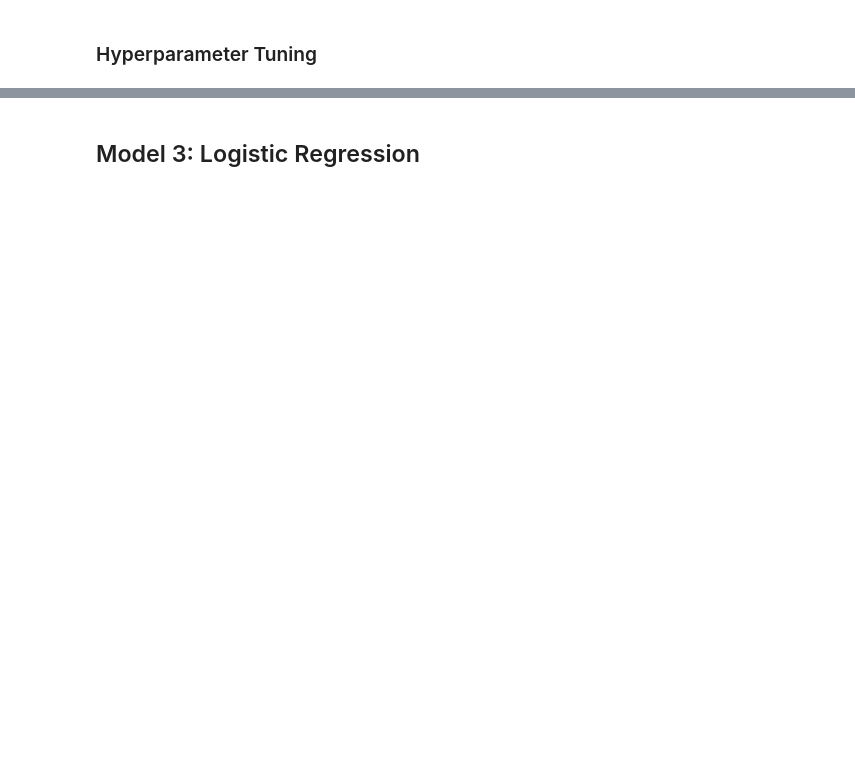
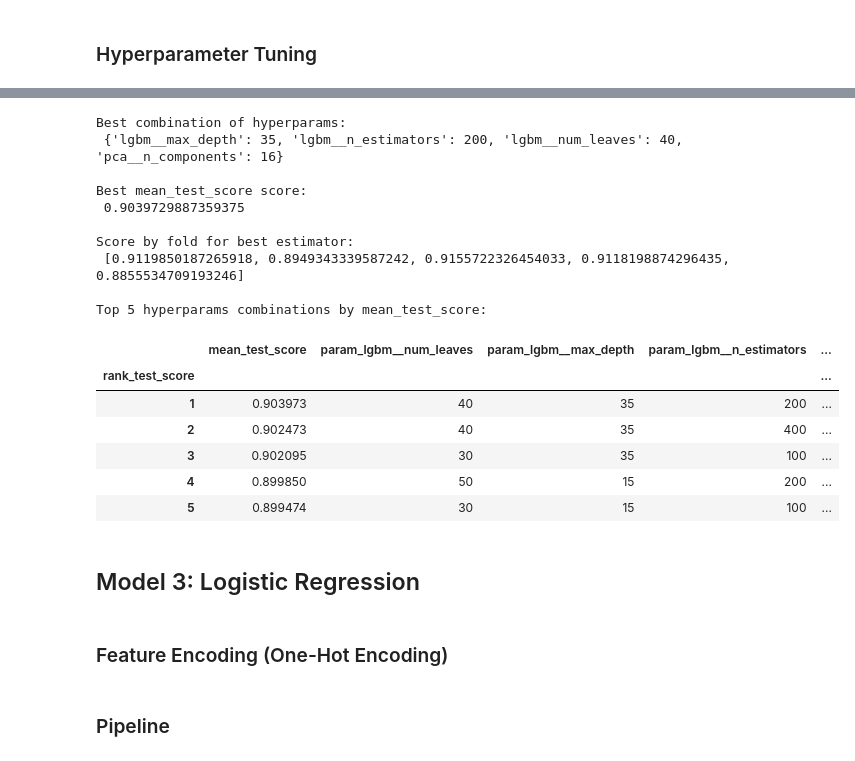
Before and after one commit to mevin-singh/Portfolio-Projects, a Jupyter notebook: Python/Customer Churn Prediction/churn_prediction.ipynb, the cells around one changed output, grey strips where cells are left out. Cells and saved outputs as stored; diff of their text form; code cells hidden in the pictures; blank space fills up the shorter version.

```diff
--- a/Python/Customer Churn Prediction/churn_prediction.ipynb
+++ b/Python/Customer Churn Prediction/churn_prediction.ipynb
@@ -223,12 +223,12 @@ Mean test score:  0.8897116386471797
 # %% [markdown]
 ### Hyperparameter Tuning
 # %%
-n_components = list(range(1, x.shape[1]+1, 1))
+n_components = list(range(1, x.shape[1]+1, 3))
 
 grid_gbm = {
-    "gbm__max_depth": np.arange(1, 5, 1),
-    "gbm__learning_rate": [0.01, 0.1, 1, 100],
-    "gbm__n_estimators": np.arange(70, 150, 10),
+    "gbm__max_depth": [1, 3, 5, 10],
+    "gbm__learning_rate": [0.01, 0.1, 1],
+    "gbm__n_estimators": [80, 100, 200, 300, 400],
     "pca__n_components": n_components
 }
 
@@ -295,16 +329,12 @@ Mean test score:  0.8893300667398837
 # %%
 # Hyperparameter tuning
 grid_lgbm = {
-    "lgbm__boosting_type": ['gbdt', 'dart', 'goss', 'rf'],
-    "lgbm__num_leaves": np.arange(20, 50, 5),
-    "lgbm__learning_rate": [0.01, 0.1, 1, 100, 1000],
-    "lgbm__n_estimators": np.arange(60, 150, 10),
+    "lgbm__num_leaves": [20, 30, 40, 50],
+    "lgbm__max_depth": [5, 15, 25, 35],
+    "lgbm__n_estimators": [80, 100, 200, 300, 400],
     "pca__n_components": n_components
 }
 
 gs_lgbm = GridSearchCV(pipeline_lgbm, grid_lgbm)
 gs_lgbm.fit(x_train, y_train)
-
-
-report_GridSearchCV_results(pipeline_lgbm)
 # %% [output]
@@ -312,2 +358,24 @@ KeyboardInterrupt:
+# %%
+report_GridSearchCV_results(gs_lgbm)
+# %% [output]
+Best combination of hyperparams:
+ {'lgbm__max_depth': 35, 'lgbm__n_estimators': 200, 'lgbm__num_leaves': 40, 'pca__n_components': 16}
+
+Best mean_test_score score:
+ 0.9039729887359375
+
+Score by fold for best estimator:
+ [0.9119850187265918, 0.8949343339587242, 0.9155722326454033, 0.9118198874296435, 0.8855534709193246]
+
+Top 5 hyperparams combinations by mean_test_score:
+|  | mean_test_score | param_lgbm__num_leaves | param_lgbm__max_depth | param_lgbm__n_estimators | ... |
+| rank_test_score |  |  |  |  | ... |
+| 1 | 0.903973 | 40 | 35 | 200 | ... |
+| 2 | 0.902473 | 40 | 35 | 400 | ... |
+| 3 | 0.902095 | 30 | 35 | 100 | ... |
+| 4 | 0.899850 | 50 | 15 | 200 | ... |
+| 5 | 0.899474 | 30 | 15 | 100 | ... |
 # %% [markdown]
 ## Model 3: Logistic Regression
+# %% [markdown]
+### Feature Encoding (One-Hot Encoding)
@@ -313,0 +388,2 @@ KeyboardInterrupt:
+# %% [markdown]
+### Pipeline
```
Also changed, not shown: parts of 12 cells of this notebook.
